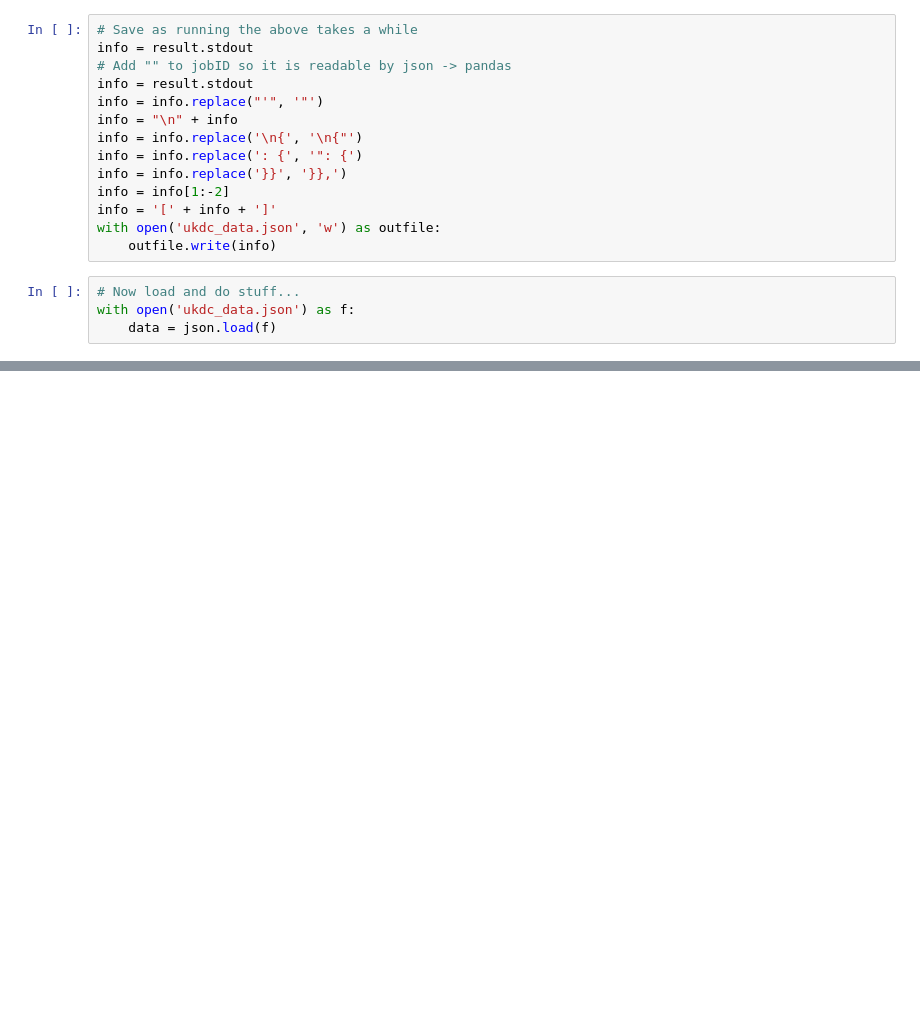
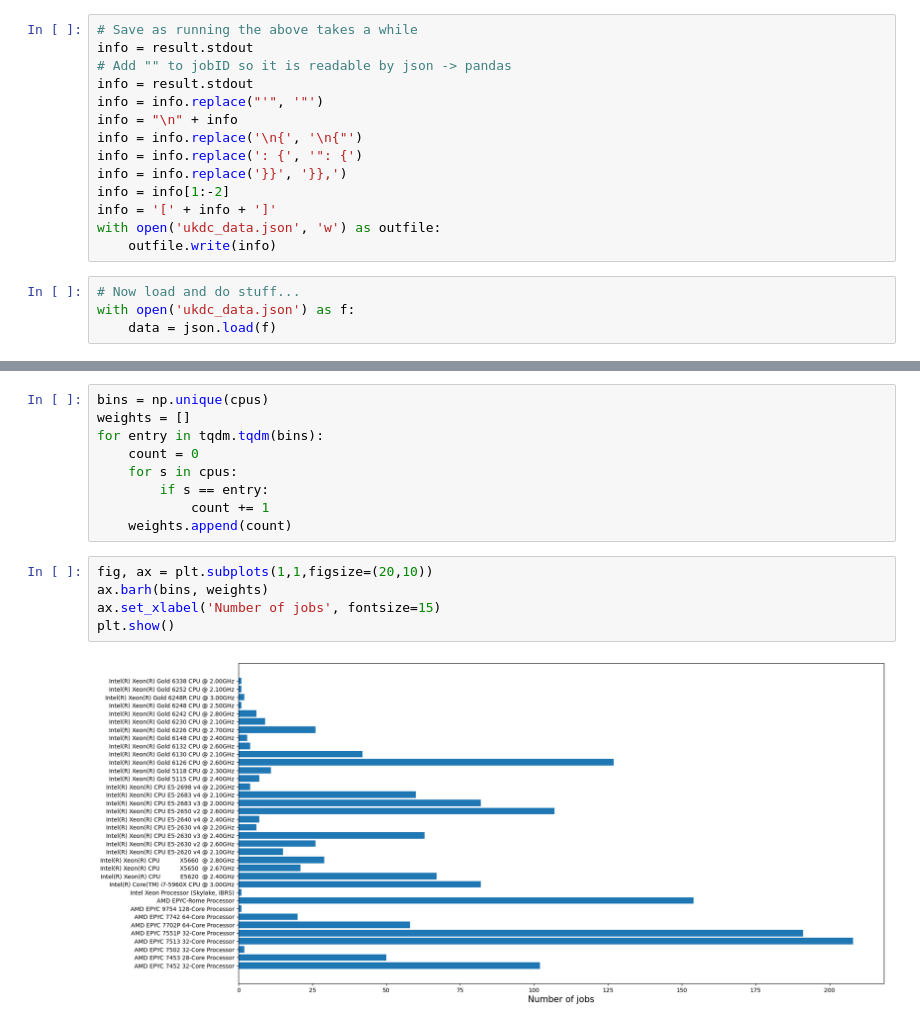
Before and after one commit to seriksen/sustainable-lz, a Jupyter notebook: computing/ukdc.ipynb, the cells around one changed output, grey strips where cells are left out. Saved outputs shown, nothing was run; the diff lists cells and outputs as text; blank space fills up the shorter version.

```diff
--- a/computing/ukdc.ipynb
+++ b/computing/ukdc.ipynb
@@ -52,0 +81,16 @@ with open('ukdc_data.json') as f:
+# %%
+bins = np.unique(cpus)
+weights = []
+for entry in tqdm.tqdm(bins):
+    count = 0
+    for s in cpus:
+        if s == entry:
+            count += 1
+    weights.append(count)
+# %%
+fig, ax = plt.subplots(1,1,figsize=(20,10))
+ax.barh(bins, weights)
+ax.set_xlabel('Number of jobs', fontsize=15)
+plt.show()
+# %% [output]
+[figure, added]
```
Also changed, not shown: parts of 3 cells of this notebook.
